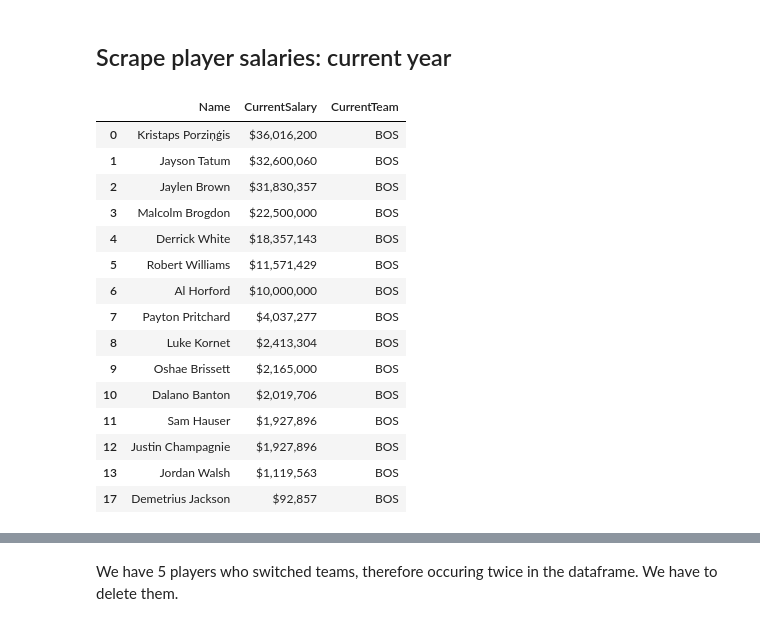
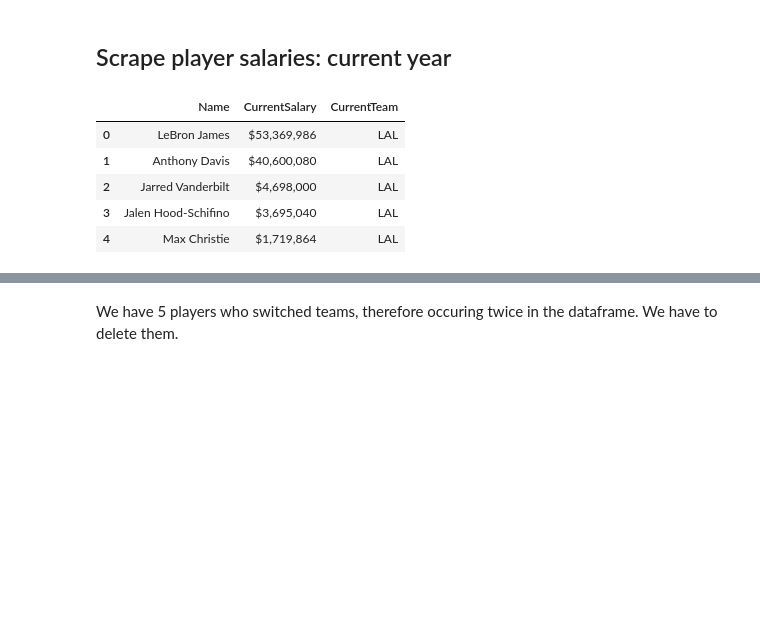
Before and after one commit to rchrdshmbng/BigDataNBA, a Jupyter notebook: 1-scraping.ipynb, the cells around one changed output, grey strips where cells are left out. Saved outputs shown, nothing was run; the diff lists cells and outputs as text; code cells hidden in the pictures; blank space fills up the shorter version.

Commit message:
test change for 1. Scraping

```diff
--- a/1-scraping.ipynb
+++ b/1-scraping.ipynb
@@ -351,8 +358,6 @@ Index(['Rk', 'Player', 'Pos', 'Age', 'Tm', 'G', 'GS', 'MP', 'FG', 'FGA', 'FG%',
 ## Scrape player salaries:  current year
 # %%
 def scrape_team(team):
-    '''Returns dataframe with 2021-22 salary for all players from basketball-reference.com
-    '''
 
     url = 'https://www.basketball-reference.com/contracts/' + team + '.html'
     response = requests.get(url)
@@ -371,24 +376,14 @@ def scrape_team(team):
     df = df.dropna()
 
     return df
-
-test = scrape_team('BOS')
-display(test)
-# %% [output]
-|  | Name | CurrentSalary | CurrentTeam |
-| 0 | Kristaps Porziņģis | $36,016,200 | BOS |
-| 1 | Jayson Tatum | $32,600,060 | BOS |
-| 2 | Jaylen Brown | $31,830,357 | BOS |
-| 3 | Malcolm Brogdon | $22,500,000 | BOS |
-| 4 | Derrick White | $18,357,143 | BOS |
-| 5 | Robert Williams | $11,571,429 | BOS |
-| 6 | Al Horford | $10,000,000 | BOS |
-| 7 | Payton Pritchard | $4,037,277 | BOS |
-| 8 | Luke Kornet | $2,413,304 | BOS |
-| 9 | Oshae Brissett | $2,165,000 | BOS |
-| 10 | Dalano Banton | $2,019,706 | BOS |
-| 11 | Sam Hauser | $1,927,896 | BOS |
-| 12 | Justin Champagnie | $1,927,896 | BOS |
-| 13 | Jordan Walsh | $1,119,563 | BOS |
-| 17 | Demetrius Jackson | $92,857 | BOS |
+# %%
+test = scrape_team('LAL')
+display(test)
+# %% [output]
+|  | Name | CurrentSalary | CurrentTeam |
+| 0 | LeBron James | $53,369,986 | LAL |
+| 1 | Anthony Davis | $40,600,080 | LAL |
+| 2 | Jarred Vanderbilt | $4,698,000 | LAL |
+| 3 | Jalen Hood-Schifino | $3,695,040 | LAL |
+| 4 | Max Christie | $1,719,864 | LAL |
 # %%
```
Also changed, not shown: parts of 5 cells of this notebook.
